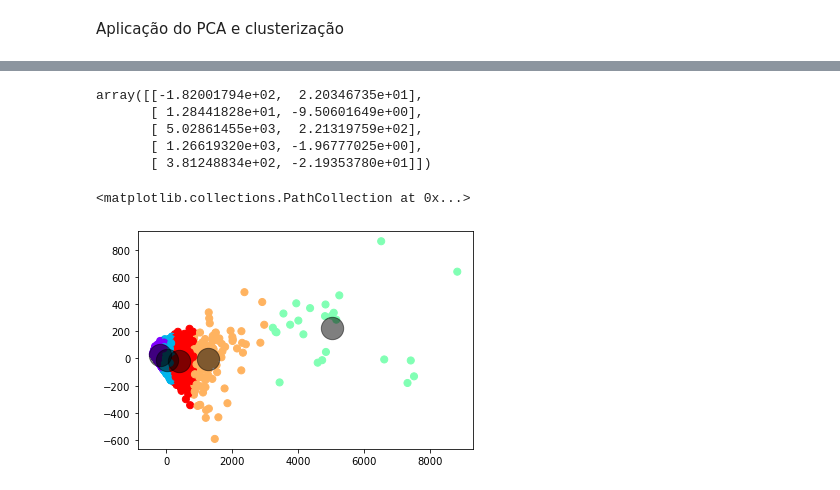
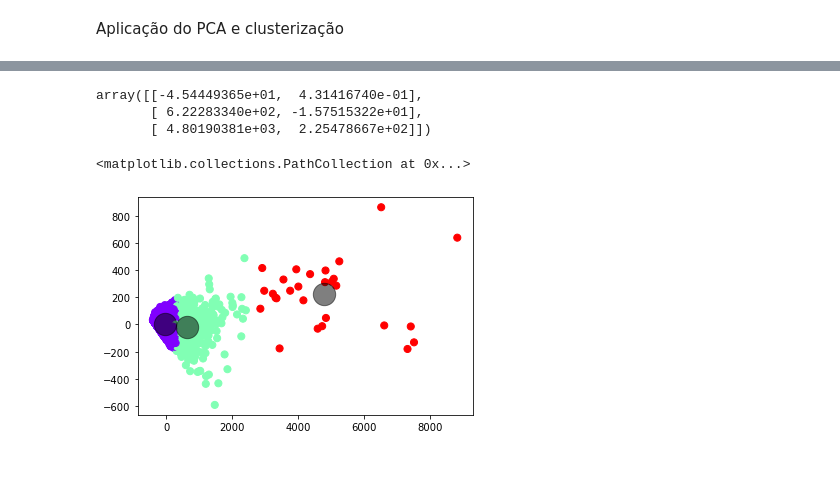
Before and after one commit to GachanDois/lcdia, a Jupyter notebook: Aplicando Kmeans e Clusterizacao.ipynb, the cells around one changed output, grey strips where cells are left out. Drawn from its saved outputs; the diff is of its cells as text; code cells hidden in the pictures.

```diff
--- a/Aplicando Kmeans e Clusterizacao.ipynb
+++ b/Aplicando Kmeans e Clusterizacao.ipynb
@@ -95,12 +76,0 @@ pComp = pca.fit_transform(dfscaled)
-# %%
-wcss = []
-
-for i in range(1,11):
-    kmeans = KMeans(n_clusters= i , init = 'random')
-    kmeans.fit(pComp)
-    print(i, kmeans.inertia_)
-    wcss.append(kmeans.inertia_)
-plt.plot(range(1,11), wcss)
-plt.title('Metodo Elbow')
-
-plt.show()
@@ -119,5 +77,5 @@ plt.show()
 # %%
-k = 5
-kmeans = KMeans(n_clusters=k)
-y_pred = kmeans.fit_predict(pComp)
+# k = 5
+# kmeans = KMeans(n_clusters=k)
+# y_pred = kmeans.fit_predict(pComp)
 # %%
@@ -156,3 +111,15 @@ Aplicação do PCA e clusterização
 from sklearn.decomposition import PCA
 pca = PCA(n_components = 2)
 X2D = pca.fit_transform(df)
+# %%
+wcss = []
+
+for i in range(1,11):
+    kmeans = KMeans(n_clusters= i , init = 'random')
+    kmeans.fit(X2D)
+    print(i, kmeans.inertia_)
+    wcss.append(kmeans.inertia_)
+plt.plot(range(1,11), wcss)
+plt.title('Metodo Elbow')
+
+plt.show()
@@ -184,18 +142,16 @@ for i in X2D:
 # %%
-k = 5
+k = 3
 kmeans = KMeans(n_clusters=k)
-y_pred = kmeans.fit_predict(X2D)
+y_pred2 = kmeans.fit_predict(X2D)
 kmeans.cluster_centers_
 # %% [output]
-array([[-1.82001794e+02,  2.20346735e+01],
-       [ 1.28441828e+01, -9.50601649e+00],
-       [ 5.02861455e+03,  2.21319759e+02],
-       [ 1.26619320e+03, -1.96777025e+00],
-       [ 3.81248834e+02, -2.19353780e+01]])
+array([[-4.54449365e+01,  4.31416740e-01],
+       [ 6.22283340e+02, -1.57515322e+01],
+       [ 4.80190381e+03,  2.25478667e+02]])
 # %%
-plt.scatter(X2D[:, 0], X2D[:, 1], c=y_pred, s=50, cmap='rainbow')
+plt.scatter(X2D[:, 0], X2D[:, 1], c=y_pred2, s=50, cmap='rainbow')
 centers = kmeans.cluster_centers_
 plt.scatter(centers[:, 0], centers[:, 1], c='black', s=500, alpha=0.5)
 # %% [output]
 <matplotlib.collections.PathCollection at 0x...>
-[figure, old version]
+[figure, new version]
```
Also changed, not shown: parts of 21 cells of this notebook.
